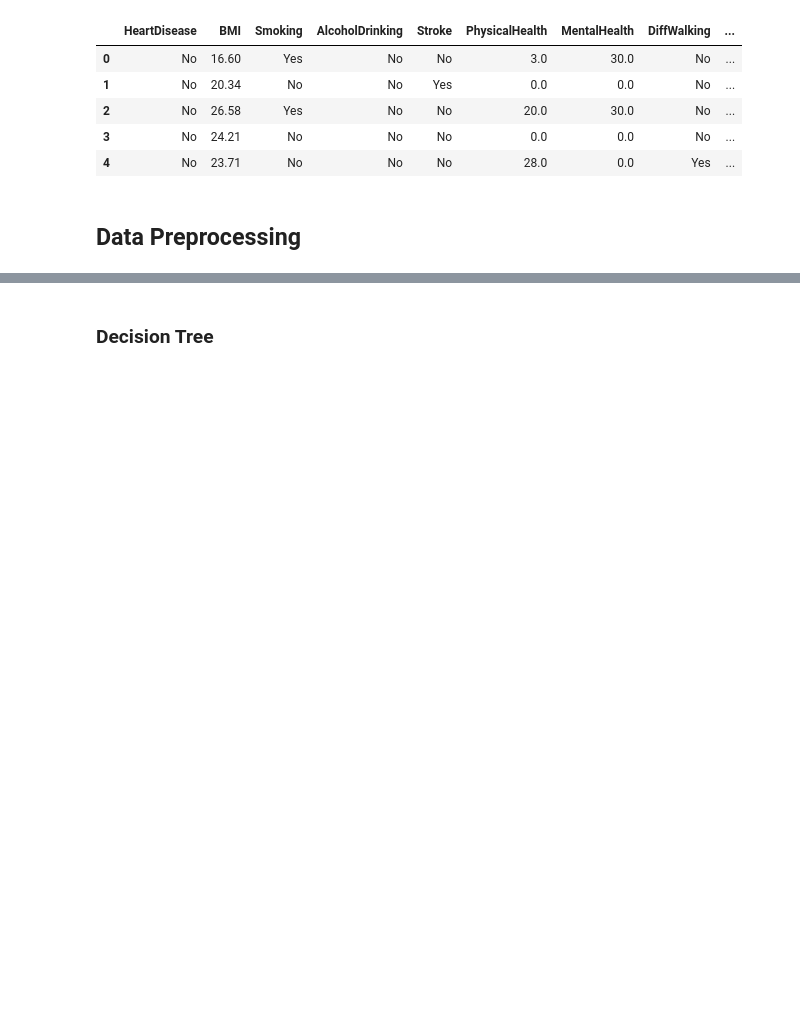
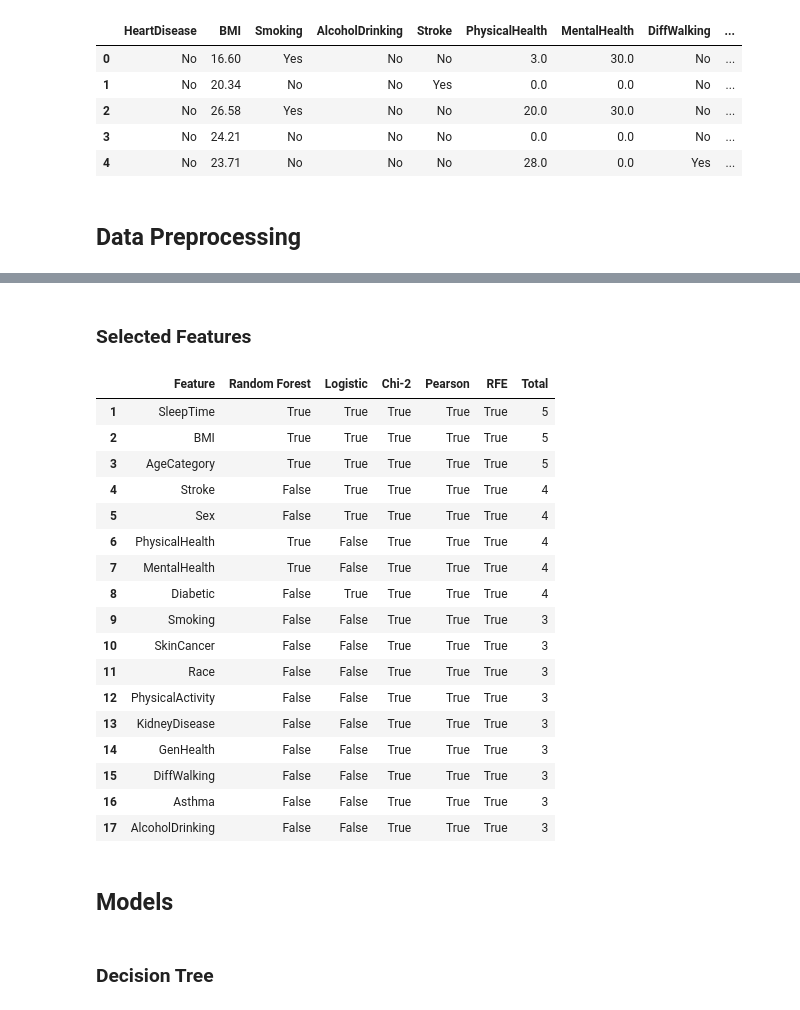
Before and after one commit to UCB-stat-159-s22/hw07-group28, a Jupyter notebook: model.ipynb, the cells around one changed output, grey strips where cells are left out. Drawn from its saved outputs; the diff is of its cells as text; code cells hidden in the pictures; blank space fills up the shorter version.

Commit message:
add feature selection

```diff
--- a/model.ipynb
+++ b/model.ipynb
@@ -84,0 +79,4 @@ Shape of training label: (95939,)
+# %%
+feature_name = list(X_train.columns)
+max_feats = len(feature_name) # maximum number of features that could be chosen
+max_feats
@@ -84,0 +85,2 @@ Shape of training label: (95939,)
+# %%
+X_norm = MinMaxScaler().fit_transform(X_train)
@@ -84,0 +137,19 @@ Shape of training label: (95939,)
+# %%
+def cor_selector(X, y,num_feats):
+    cor_list = []
+    feature_name = X.columns.tolist()
+    # calculate the correlation with y for each feature
+    for i in X.columns.tolist():
+        cor = np.corrcoef(X[i], y)[0, 1]
+        cor_list.append(cor)
+    # replace NaN with 0
+    cor_list = [0 if np.isnan(i) else i for i in cor_list]
+    # feature name
+    cor_feature = X.iloc[:,np.argsort(np.abs(cor_list))[-num_feats:]].columns.tolist()
+    # feature selection? 0 for not select, 1 for select
+    cor_support = [True if i in cor_feature else False for i in feature_name]
+    return cor_support, cor_feature
+
+
+cor_support, cor_feature = cor_selector(X_train, y_train, max_feats)
+cor_feature
@@ -84,0 +201,34 @@ Shape of training label: (95939,)
+# %% [markdown]
+### Selected Features
+# %%
+feature_selection_df = pd.DataFrame({'Feature': feature_name,
+                                     'Random Forest': embeded_rf_support,
+                                     'Logistic': embeded_lr_support,
+                                     'Chi-2': chi_support,
+                                     'Pearson': cor_support,
+                                     'RFE': rfe_support})
+# count the selected times for each feature
+feature_selection_df['Total'] = np.sum(feature_selection_df, axis=1)
+feature_selection_df = feature_selection_df.sort_values(
+                                    ['Total', 'Feature'], ascending=False)
+feature_selection_df.index = range(1, len(feature_selection_df)+1)
+feature_selection_df.head(max_feats)
+# %% [output]
+|  | Feature | Random Forest | Logistic | Chi-2 | Pearson | RFE | Total |
+| 1 | SleepTime | True | True | True | True | True | 5 |
+| 2 | BMI | True | True | True | True | True | 5 |
+| 3 | AgeCategory | True | True | True | True | True | 5 |
+| 4 | Stroke | False | True | True | True | True | 4 |
+| 5 | Sex | False | True | True | True | True | 4 |
+| 6 | PhysicalHealth | True | False | True | True | True | 4 |
+| 7 | MentalHealth | True | False | True | True | True | 4 |
+| 8 | Diabetic | False | True | True | True | True | 4 |
+| 9 | Smoking | False | False | True | True | True | 3 |
+| 10 | SkinCancer | False | False | True | True | True | 3 |
+| 11 | Race | False | False | True | True | True | 3 |
+| 12 | PhysicalActivity | False | False | True | True | True | 3 |
+| 13 | KidneyDisease | False | False | True | True | True | 3 |
+| 14 | GenHealth | False | False | True | True | True | 3 |
+| 15 | DiffWalking | False | False | True | True | True | 3 |
+| 16 | Asthma | False | False | True | True | True | 3 |
+| 17 | AlcoholDrinking | False | False | True | True | True | 3 |
@@ -85,3 +240,5 @@ Shape of training label: (95939,)
+# %% [markdown]
+## Models
 # %%
 def evaluate_model(model, x_test, y_test):
     # Predict Test Data
```
Also changed, not shown: parts of 25 cells of this notebook.
